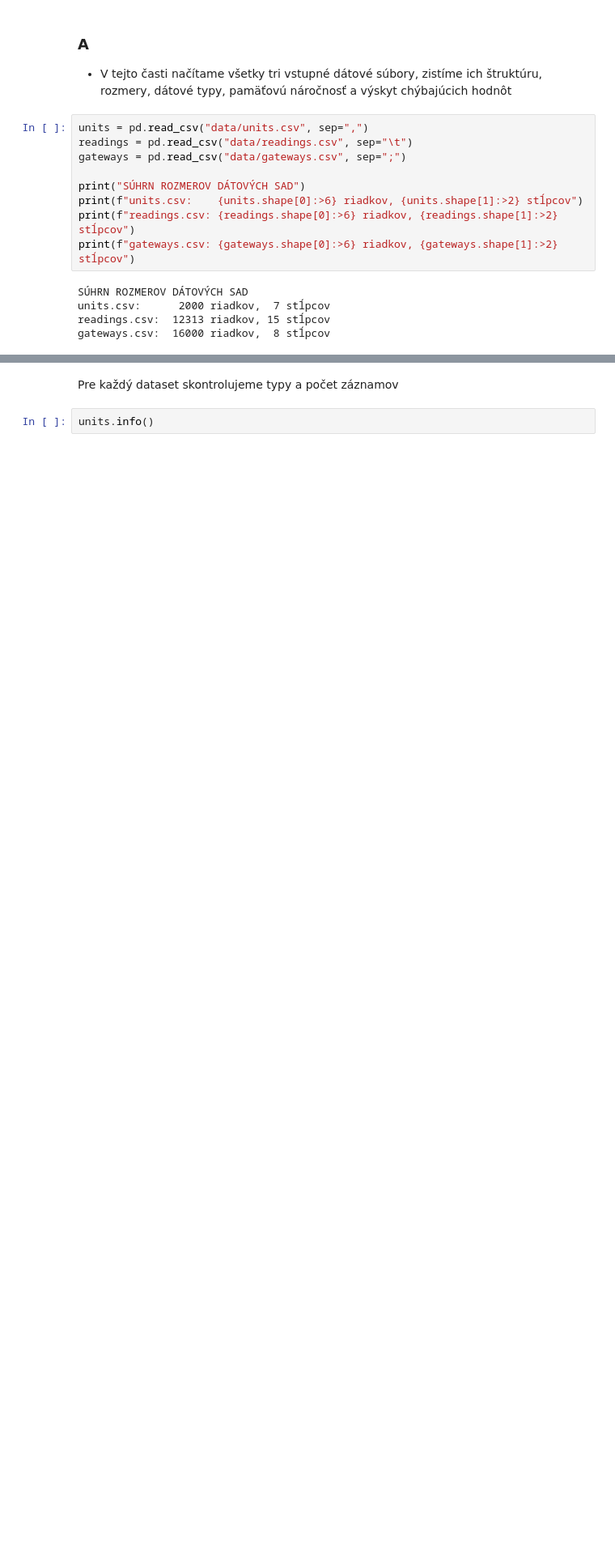
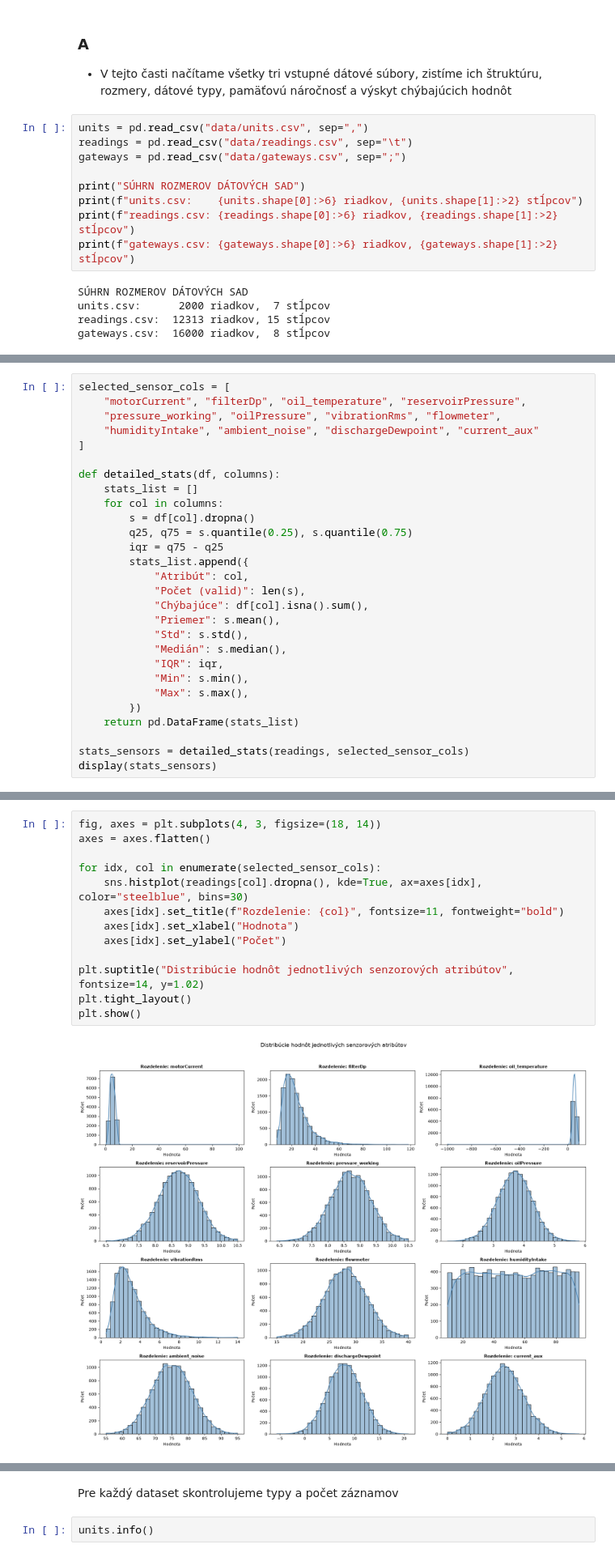
Before and after one commit to tancop/iau-projekt, a Jupyter notebook: main.ipynb, the cells around one changed output, grey strips where cells are left out. Shown at 81% size. Cells and saved outputs as stored; diff of their text form; blank space fills up the shorter version.

```diff
--- a/main.ipynb
+++ b/main.ipynb
@@ -94,0 +110,28 @@ display(analyze_structure(gateways, "gateways.csv"))
+# %%
+selected_sensor_cols = [
+    "motorCurrent", "filterDp", "oil_temperature", "reservoirPressure",
+    "pressure_working", "oilPressure", "vibrationRms", "flowmeter",
+    "humidityIntake", "ambient_noise", "dischargeDewpoint", "current_aux"
+]
+
+def detailed_stats(df, columns):
+    stats_list = []
+    for col in columns:
+        s = df[col].dropna()
+        q25, q75 = s.quantile(0.25), s.quantile(0.75)
+        iqr = q75 - q25
+        stats_list.append({
+            "Atribút": col,
+            "Počet (valid)": len(s),
+            "Chýbajúce": df[col].isna().sum(),
+            "Priemer": s.mean(),
+            "Std": s.std(),
+            "Medián": s.median(),
+            "IQR": iqr,
+            "Min": s.min(),
+            "Max": s.max(),
+        })
+    return pd.DataFrame(stats_list)
+
+stats_sensors = detailed_stats(readings, selected_sensor_cols)
+display(stats_sensors)
@@ -94,0 +152,15 @@ display(analyze_structure(gateways, "gateways.csv"))
+# %%
+fig, axes = plt.subplots(4, 3, figsize=(18, 14))
+axes = axes.flatten()
+
+for idx, col in enumerate(selected_sensor_cols):
+    sns.histplot(readings[col].dropna(), kde=True, ax=axes[idx], color="steelblue", bins=30)
+    axes[idx].set_title(f"Rozdelenie: {col}", fontsize=11, fontweight="bold")
+    axes[idx].set_xlabel("Hodnota")
+    axes[idx].set_ylabel("Počet")
+
+plt.suptitle("Distribúcie hodnôt jednotlivých senzorových atribútov", fontsize=14, y=1.02)
+plt.tight_layout()
+plt.show()
+# %% [output]
+[figure, added]
```
Also changed, not shown: parts of 3 cells of this notebook.
